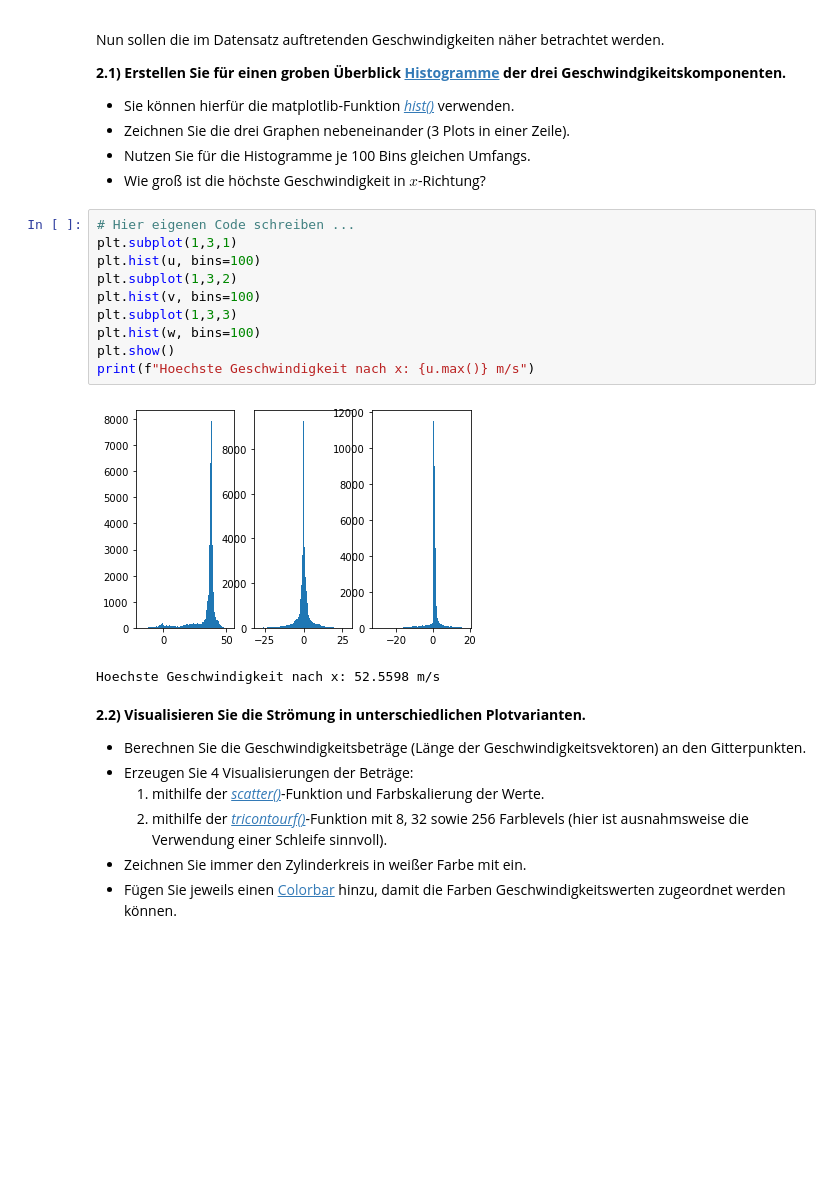
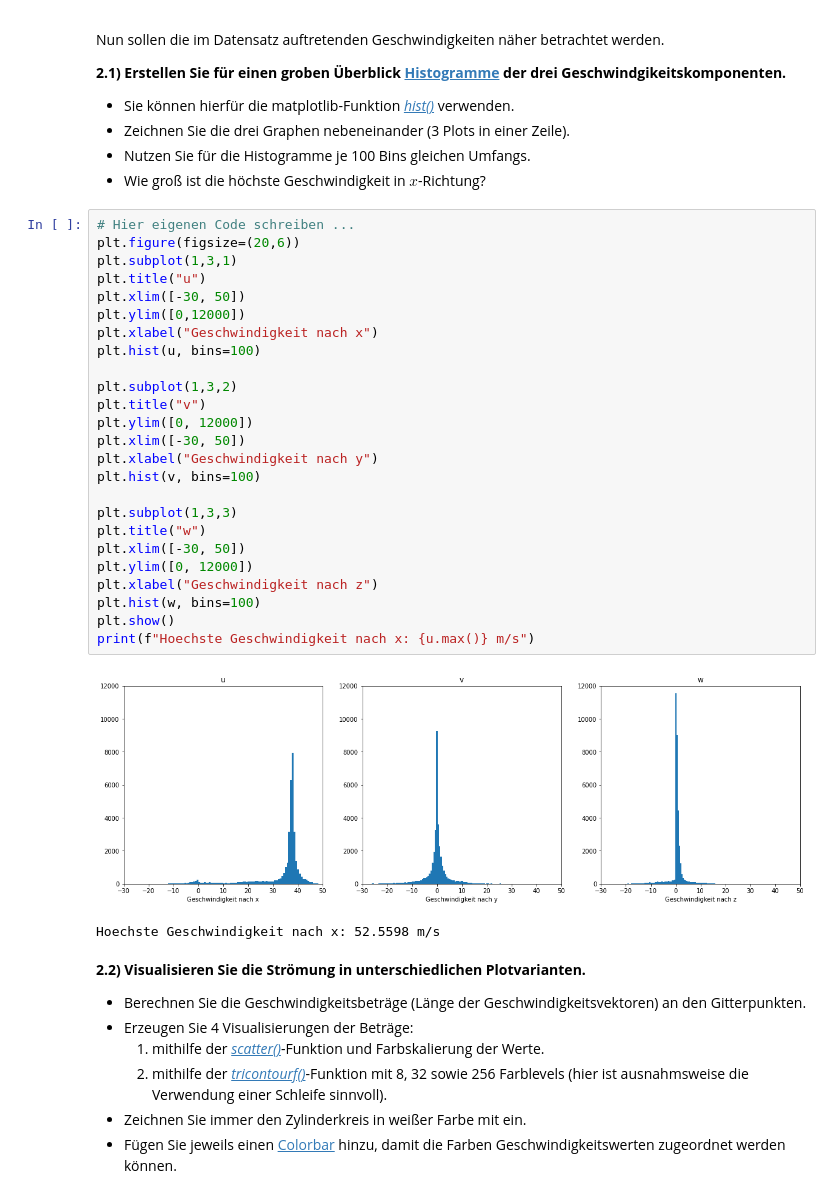
Before and after one commit to jlb-jlb/python_fuer_Ings, a Jupyter notebook: HA3 Standard/HA3normal_Gruppe186.ipynb, the cells around one changed output. Drawn from its saved outputs; the diff is of its cells as text; blank space fills up the shorter version.

```diff
--- a/HA3 Standard/HA3normal_Gruppe186.ipynb
+++ b/HA3 Standard/HA3normal_Gruppe186.ipynb
@@ -384,16 +399,31 @@ Nun sollen die im Datensatz auftretenden Geschwindigkeiten näher betrachtet wer
   * Wie groß ist die höchste Geschwindigkeit in $x$-Richtung?
 # %%
 # Hier eigenen Code schreiben ...
+plt.figure(figsize=(20,6))
 plt.subplot(1,3,1)
+plt.title("u")
+plt.xlim([-30, 50])
+plt.ylim([0,12000])
+plt.xlabel("Geschwindigkeit nach x")
 plt.hist(u, bins=100)
+
 plt.subplot(1,3,2)
+plt.title("v")
+plt.ylim([0, 12000])
+plt.xlim([-30, 50])
+plt.xlabel("Geschwindigkeit nach y")
 plt.hist(v, bins=100)
+
 plt.subplot(1,3,3)
+plt.title("w")
+plt.xlim([-30, 50])
+plt.ylim([0, 12000])
+plt.xlabel("Geschwindigkeit nach z")
 plt.hist(w, bins=100)
 plt.show()
 print(f"Hoechste Geschwindigkeit nach x: {u.max()} m/s")
 # %% [output]
-[figure, old version]
+[figure, new version]
 Hoechste Geschwindigkeit nach x: 52.5598 m/s
 # %% [markdown]
 **2.2) Visualisieren Sie die Strömung in unterschiedlichen Plotvarianten.**
```
Also changed, not shown: parts of 8 cells of this notebook, 1 other file.
